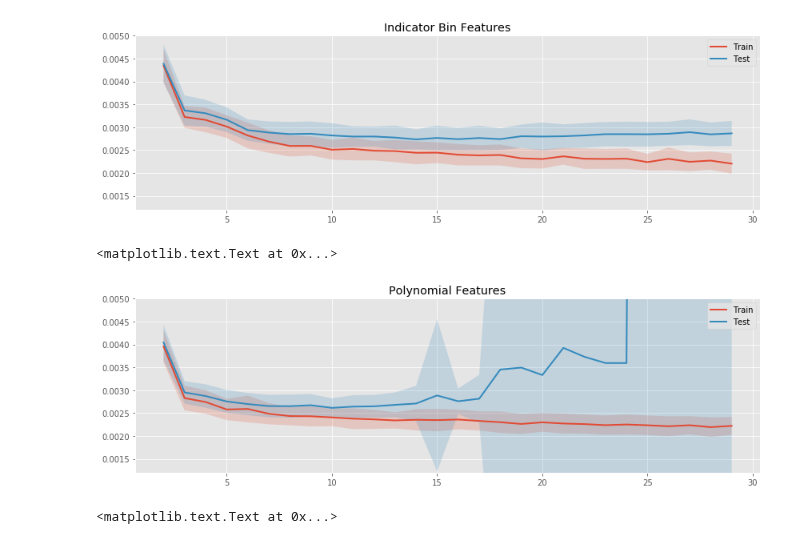
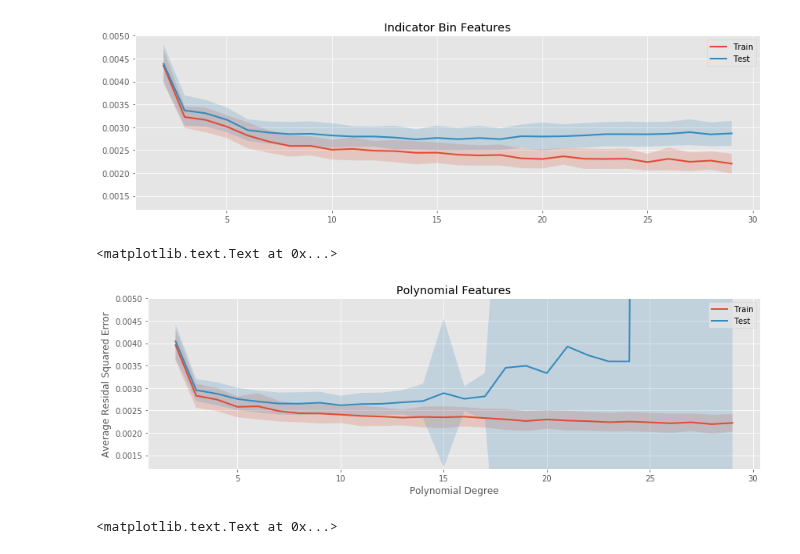
Before and after one commit to madrury/basis-expansions, a Jupyter notebook: basis-expansion-regressions.ipynb, the cells around one changed output. Drawn from its saved outputs; the diff is of its cells as text; code cells hidden in the pictures.

```diff
--- a/basis-expansion-regressions.ipynb
+++ b/basis-expansion-regressions.ipynb
@@ -435,12 +435,14 @@ ax.set_title("Indicator Bin Features")
 # %%
 fig, ax = plt.subplots(figsize=(14, 4))
 plot_simulation_expreiment(ax,
     degrees_of_freedom, polynomial_mean_errors, polynomial_std_errors)
 ax.set_ylim(0.0012, 0.005)
 ax.set_title("Polynomial Features")
+ax.set_xlabel("Polynomial Degree")
+ax.set_ylabel("Average Residal Squared Error")
 # %% [output]
 <matplotlib.text.Text at 0x...>
-[figure, old version]
+[figure, new version]
 # %%
 fig, ax = plt.subplots(figsize=(14, 4))
 plot_simulation_expreiment(ax,
```
Also changed, not shown: parts of 2 cells of this notebook, 1 other file.
